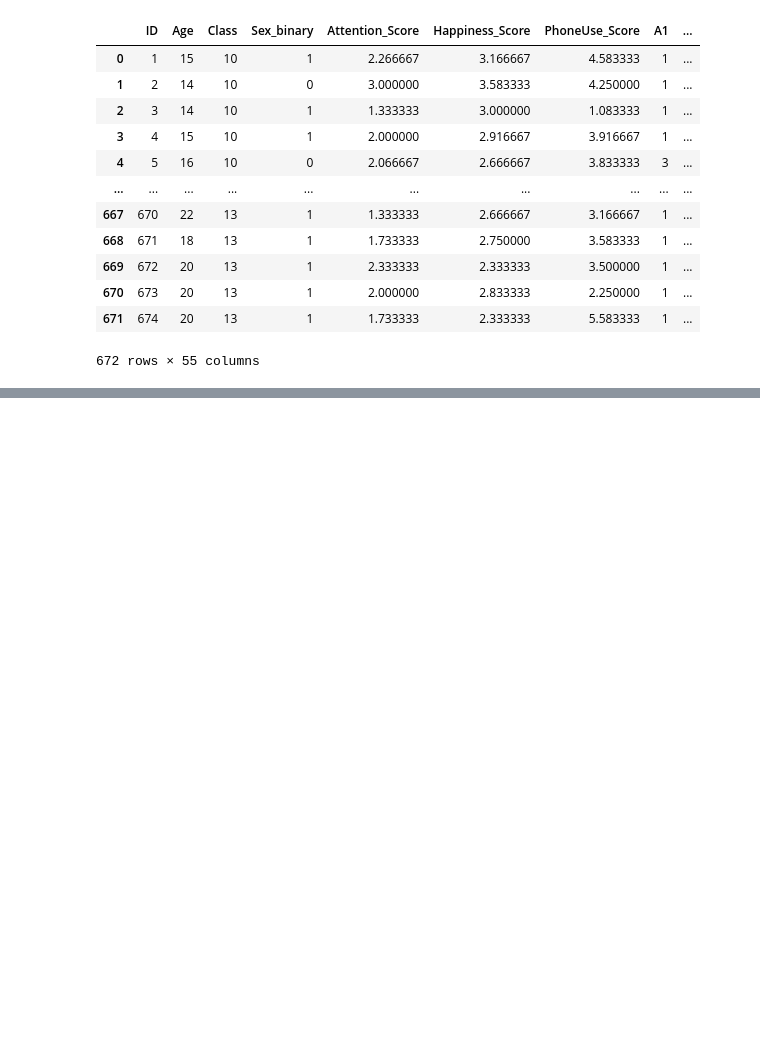
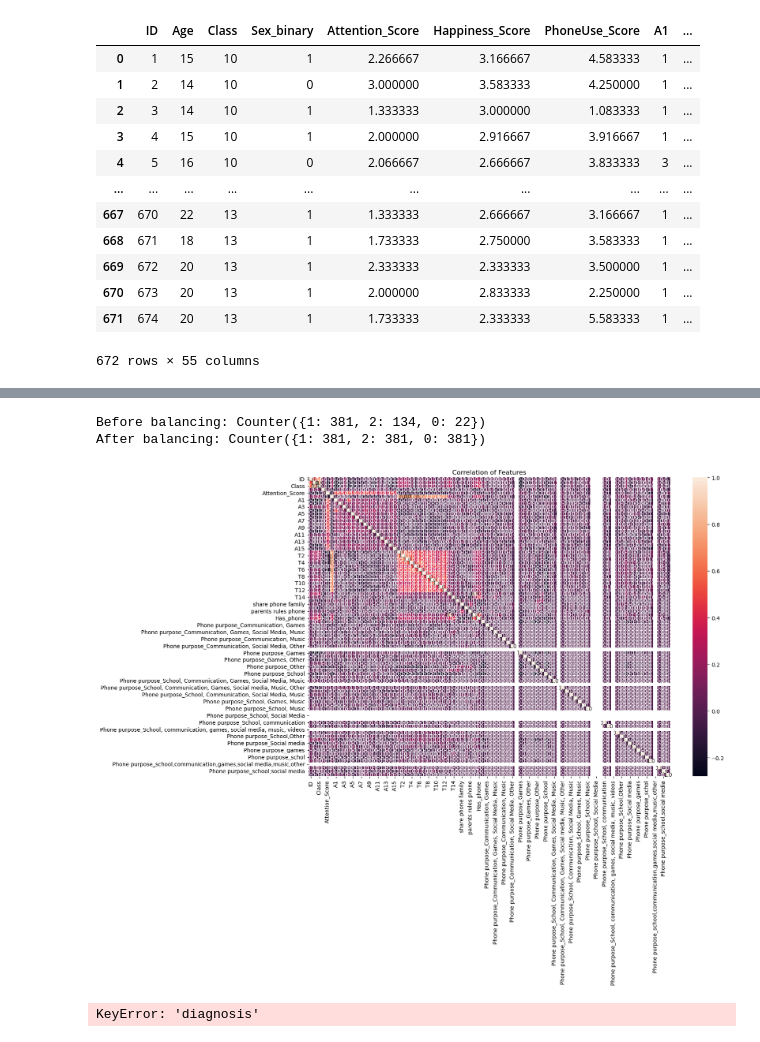
Before and after one commit to Sakacogu/BF_survey, a Jupyter notebook: BF_ML.ipynb, the cells around one changed output, grey strips where cells are left out. Saved outputs shown, nothing was run; the diff lists cells and outputs as text; code cells hidden in the pictures; blank space fills up the shorter version.

```diff
--- a/BF_ML.ipynb
+++ b/BF_ML.ipynb
@@ -59,3 +60,7 @@ df
 | 670 | 673 | 20 | 13 | 1 | 2.000000 | 2.833333 | 2.250000 | 1 | ... |
 | 671 | 674 | 20 | 13 | 1 | 1.733333 | 2.333333 | 5.583333 | 1 | ... |
 672 rows × 55 columns
+# %%
+##dropping all the Happiness items features except for the Happiness average score
+df.drop(columns=['H1','H2','H3','H4','H5','H6','H7','H8','H9','H10','H11','H12'], inplace=True)
+print(df)
@@ -61,0 +124,12 @@ df
+# %%
+# Separating data and target variable
+# target variable
+y = df['Happiness_Level']
+
+# data without target variable
+X = df.drop(columns='Happiness_Level')
+print(X,y)
+
+X_train, X_test, y_train, y_test = train_test_split(X, y, test_size=0.2, random_state = 42, stratify=y)
+y.value_counts(normalize=True)
+#results require balancing
@@ -61,0 +159,28 @@ df
+# %%
+
+#Fill in all NaN values with 0
+X_train = X_train.fillna(0)
+X_test  = X_test.fillna(0)
+
+# Apply SMOTE only to the training set
+df_smote = SMOTE(random_state=42, k_neighbors=3)
+X_train_bal, y_train_bal = df_smote.fit_resample(X_train, y_train)
+
+print("Before balancing:", Counter(y_train))
+print("After balancing:", Counter(y_train_bal))
+# %% [output]
+Before balancing: Counter({1: 381, 2: 134, 0: 22})
+After balancing: Counter({1: 381, 2: 381, 0: 381})
+# %%
+plt.figure(figsize=(15, 10))
+correlation_matrix = X_train.corr()
+sns.heatmap(correlation_matrix, annot=True, fmt=".1f")
+plt.title('Correlation of Features')
+plt.show()
+
+top_10 = correlation_matrix['diagnosis'].abs().sort_values(ascending=False)[:11].index
+df_correlation = X_train[top_10]
+df_correlation.head()
+# %% [output]
+[figure, added]
+KeyError: 'diagnosis'
```
Also changed, not shown: parts of 4 cells of this notebook, 1 other file.
